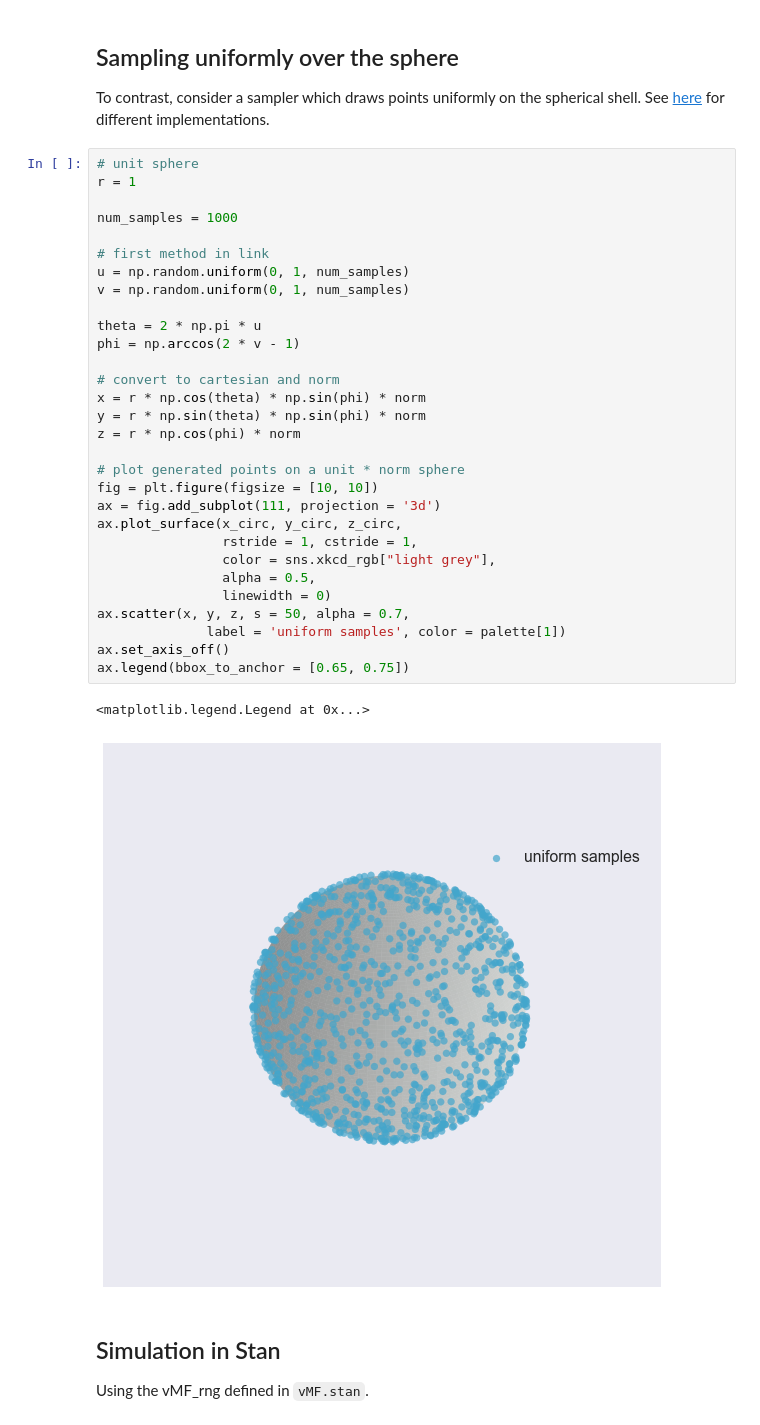
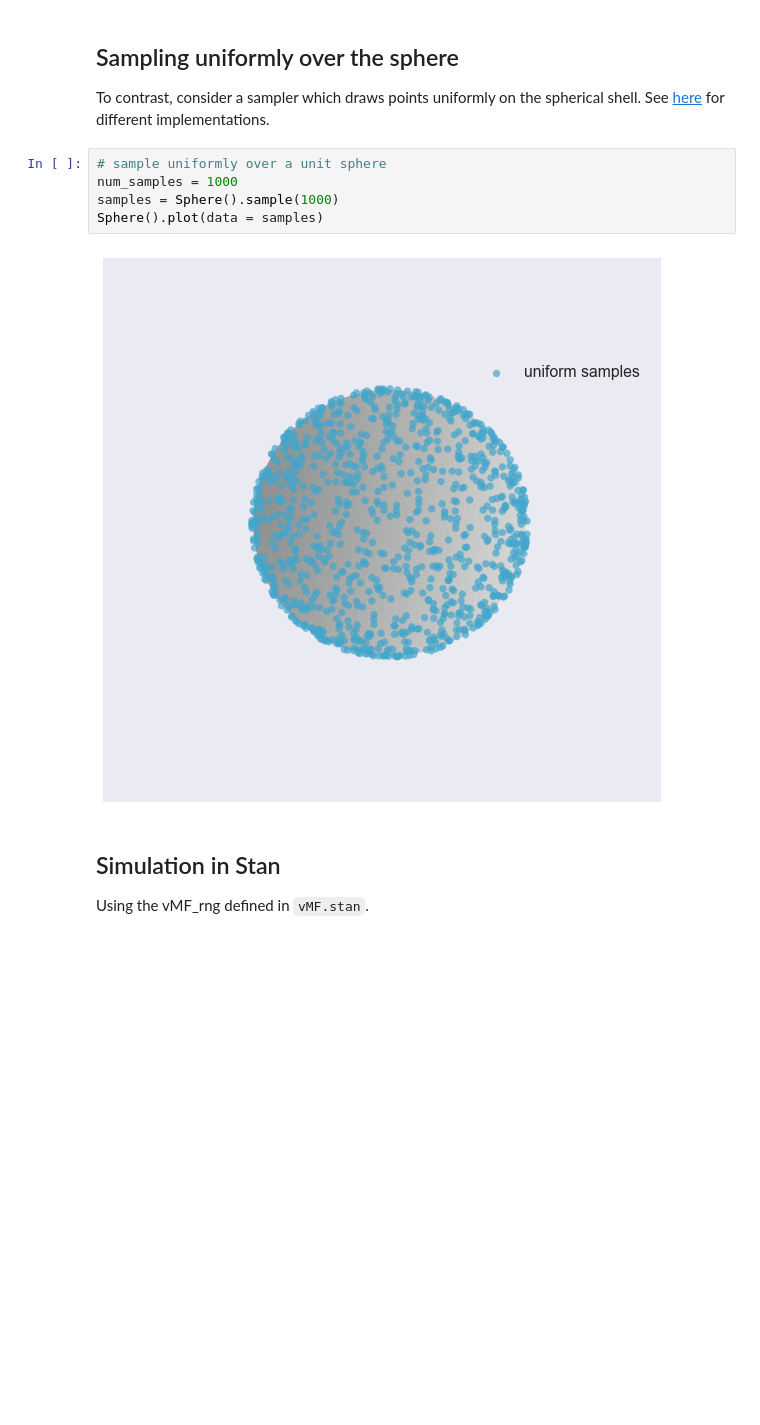
Before and after one commit to cescalara/vMF, a Jupyter notebook: sampling_from_vMF.ipynb, the cells around one changed output. Drawn from its saved outputs; the diff is of its cells as text; blank space fills up the shorter version.

```diff
--- a/sampling_from_vMF.ipynb
+++ b/sampling_from_vMF.ipynb
@@ -96,39 +51,13 @@ AttributeError: 'numpy.ndarray' object has no attribute 'x'
 ## Sampling uniformly over the sphere
 
 To contrast, consider a sampler which draws points uniformly on the spherical shell. See [here](http://mathworld.wolfram.com/SpherePointPicking.html) for different implementations.
-# %%
-# unit sphere
-r = 1
-
-num_samples = 1000
-
-# first method in link
-u = np.random.uniform(0, 1, num_samples)
-v = np.random.uniform(0, 1, num_samples)
-
-theta = 2 * np.pi * u
-phi = np.arccos(2 * v - 1)
-
-# convert to cartesian and norm
-x = r * np.cos(theta) * np.sin(phi) * norm
-y = r * np.sin(theta) * np.sin(phi) * norm
-z = r * np.cos(phi) * norm
-
-# plot generated points on a unit * norm sphere
-fig = plt.figure(figsize = [10, 10])
-ax = fig.add_subplot(111, projection = '3d')
-ax.plot_surface(x_circ, y_circ, z_circ,
-                rstride = 1, cstride = 1,
-                color = sns.xkcd_rgb["light grey"],
-                alpha = 0.5,
-                linewidth = 0)
-ax.scatter(x, y, z, s = 50, alpha = 0.7,
-              label = 'uniform samples', color = palette[1])
-ax.set_axis_off()
-ax.legend(bbox_to_anchor = [0.65, 0.75])
-# %% [output]
-<matplotlib.legend.Legend at 0x...>
-[figure, removed]
+# %%
+# sample uniformly over a unit sphere
+num_samples = 1000
+samples = Sphere().sample(1000)
+Sphere().plot(data = samples)
+# %% [output]
+[figure, added]
 # %% [markdown]
 ## Simulation in Stan
 
```
Also changed, not shown: parts of 10 cells of this notebook.
